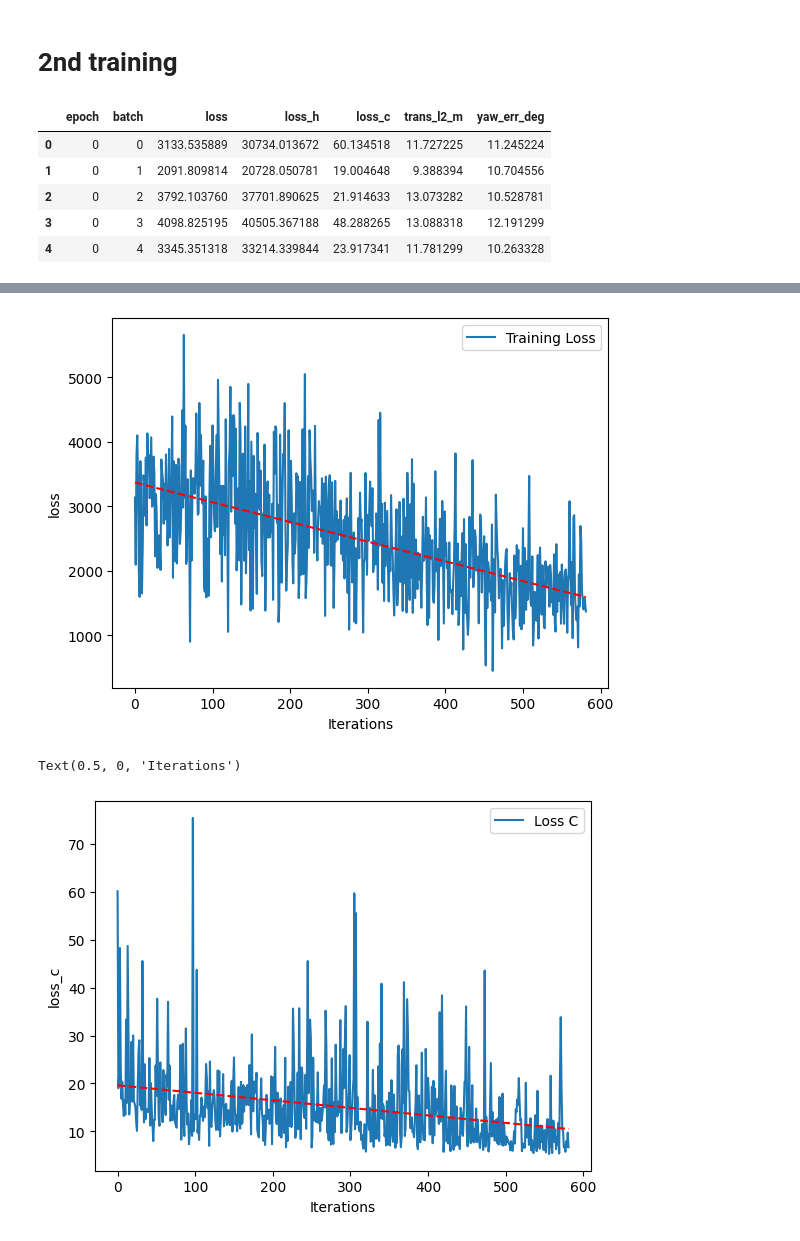
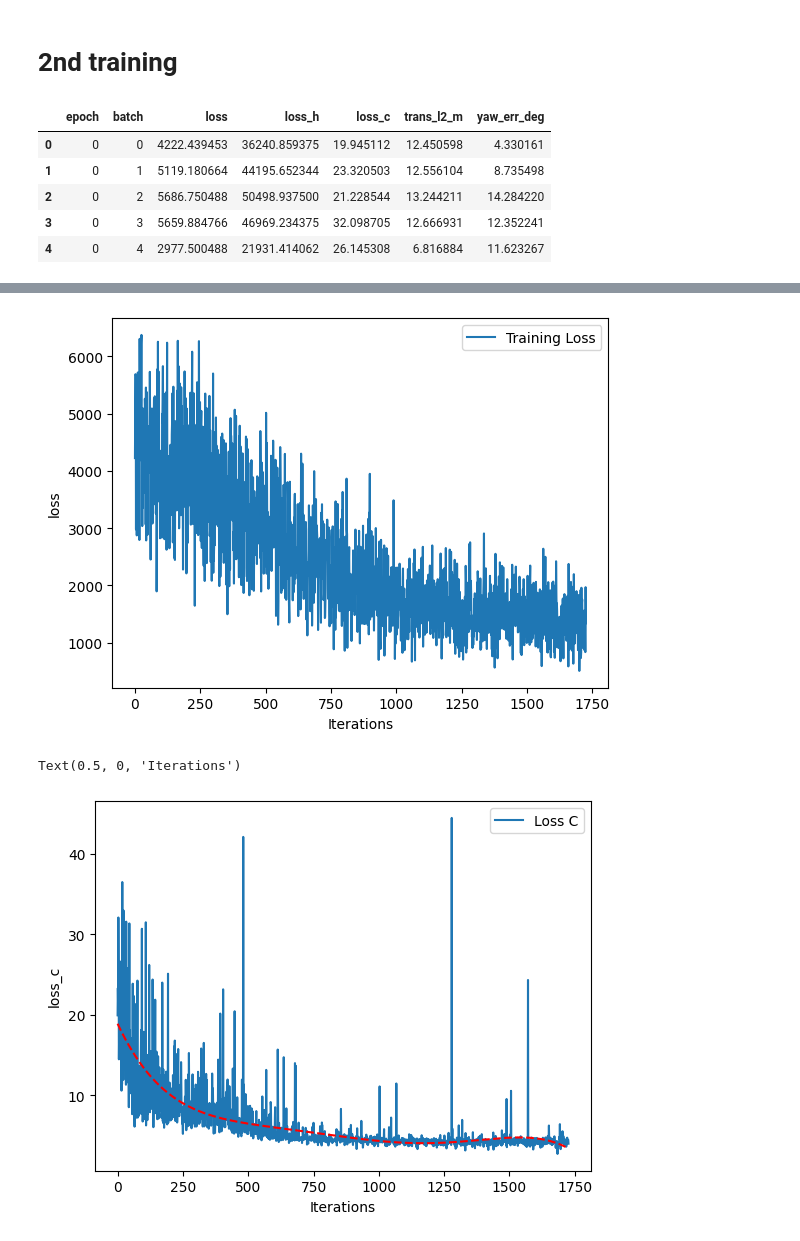
Before and after one commit to ifinckh/2025_sem_proj_FINCKH_VITA, a Jupyter notebook: results.ipynb, the cells around one changed output, grey strips where cells are left out. Cells and saved outputs as stored; diff of their text form; code cells hidden in the pictures.

```diff
--- a/results.ipynb
+++ b/results.ipynb
@@ -168,16 +165,16 @@ np.sqrt(2.268)
 # %% [markdown]
 # 2nd training
 # %%
-fp  = "metrics/train/2025_12_18_0.csv"
+fp  = "metrics/train/2025_12_20_0.csv"
 df = pd.read_csv(fp)
 df.head()
 # %% [output]
 |  | epoch | batch | loss | loss_h | loss_c | trans_l2_m | yaw_err_deg |
-| 0 | 0 | 0 | 3133.535889 | 30734.013672 | 60.134518 | 11.727225 | 11.245224 |
-| 1 | 0 | 1 | 2091.809814 | 20728.050781 | 19.004648 | 9.388394 | 10.704556 |
-| 2 | 0 | 2 | 3792.103760 | 37701.890625 | 21.914633 | 13.073282 | 10.528781 |
-| 3 | 0 | 3 | 4098.825195 | 40505.367188 | 48.288265 | 13.088318 | 12.191299 |
-| 4 | 0 | 4 | 3345.351318 | 33214.339844 | 23.917341 | 11.781299 | 10.263328 |
+| 0 | 0 | 0 | 4222.439453 | 36240.859375 | 19.945112 | 12.450598 | 4.330161 |
+| 1 | 0 | 1 | 5119.180664 | 44195.652344 | 23.320503 | 12.556104 | 8.735498 |
+| 2 | 0 | 2 | 5686.750488 | 50498.937500 | 21.228544 | 13.244211 | 14.284220 |
+| 3 | 0 | 3 | 5659.884766 | 46969.234375 | 32.098705 | 12.666931 | 12.352241 |
+| 4 | 0 | 4 | 2977.500488 | 21931.414062 | 26.145308 | 6.816884 | 11.623267 |
 # %%
 # sns.scatterplot(data=df, x=df.index, y='loss', label='Training Loss', s=1)
 sns.lineplot(data=df, x=df.index, y='loss', label='Training Loss')
@@ -186,8 +183,11 @@ sns.lineplot(data=df, x=df.index, y='loss', label='Training Loss')
 # sns.scatterplot(data=df, x=df.index, y='loss_h', label='Loss H', s=3)
 
 # trend line
-z = np.polyfit(df.index, df['loss'], 1)
-p = np.poly1d(z)
-plt.plot(df.index, p(df.index), "r--", label='Trend Line')
+# z = np.polyfit(df.index, df['loss'], 20)
+# p = np.poly1d(z)
+# plt.plot(df.index, p(df.index), "r--", label='Trend Line')
 plt.xlabel('Iterations')
+
+# print average loss over last 1000 iterations
+print(f"Final 1000 mean loss : {df.loss[-1000:].mean():.4f}")
 # %% [output]
@@ -195,4 +195,4 @@ Text(0.5, 0, 'Iterations')
-[figure, old version]
+[figure, new version]
 # %%
 # sns.scatterplot(data=df, x=df.index, y='loss', label='Training Loss', s=1)
 sns.lineplot(data=df, x=df.index, y='loss_c', label='Loss C')
@@ -201,13 +201,13 @@ sns.lineplot(data=df, x=df.index, y='loss_c', label='Loss C')
 # sns.scatterplot(data=df, x=df.index, y='loss_h', label='Loss H', s=3)
 
 # trend line
-z = np.polyfit(df.index, df['loss_c'], 1)
+z = np.polyfit(df.index, df['loss_c'], 5)
 p = np.poly1d(z)
 plt.plot(df.index, p(df.index), "r--", label='Trend Line')
 plt.xlabel('Iterations')
 # %% [output]
 Text(0.5, 0, 'Iterations')
-[figure, old version]
+[figure, new version]
 # %%
 # sns.scatterplot(data=df, x=df.index, y='loss', label='Training Loss', s=1)
 sns.lineplot(data=df, x=df.index, y='loss_h', label='Loss H')
```
Also changed, not shown: parts of 5 cells of this notebook, 14 other files.
